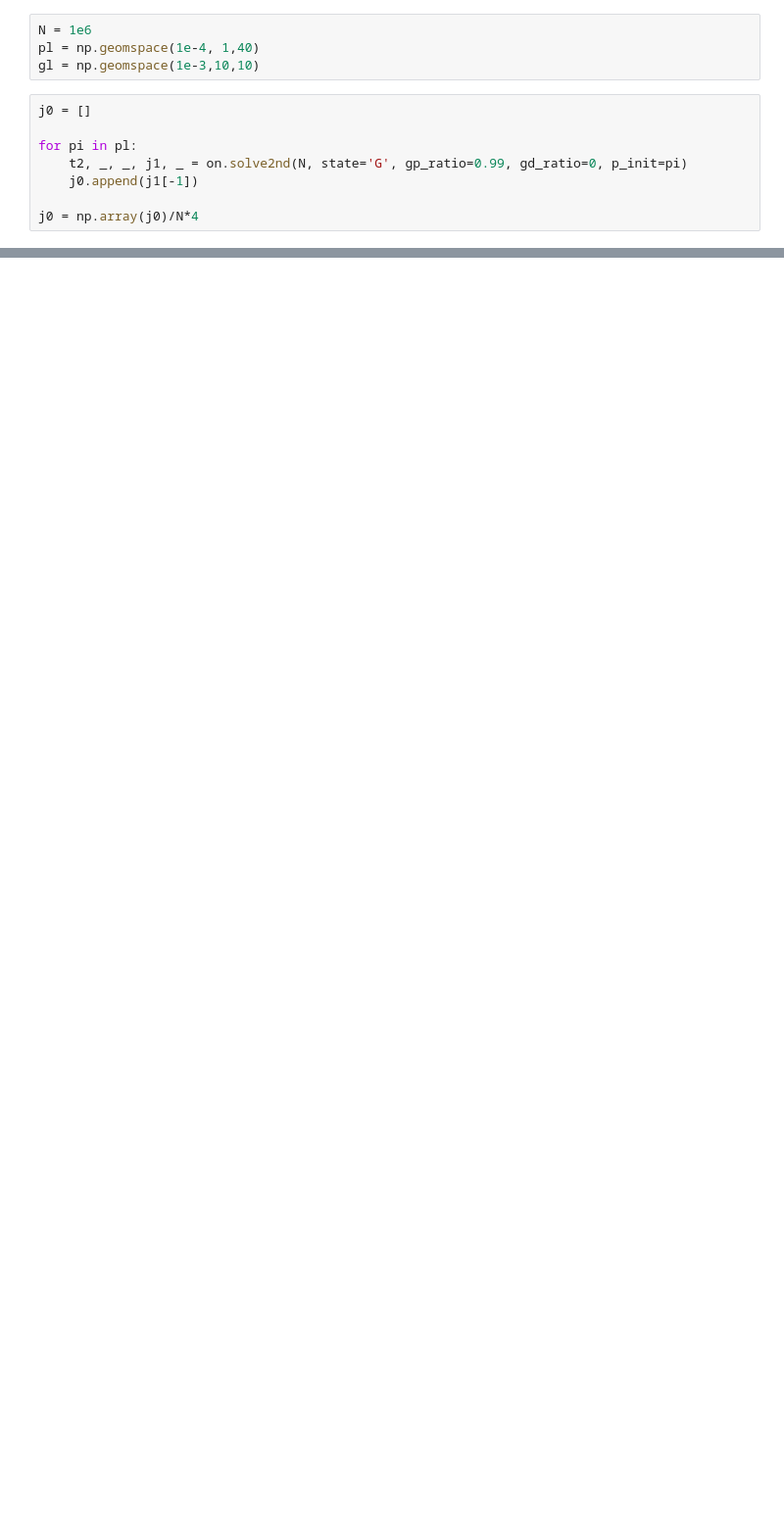
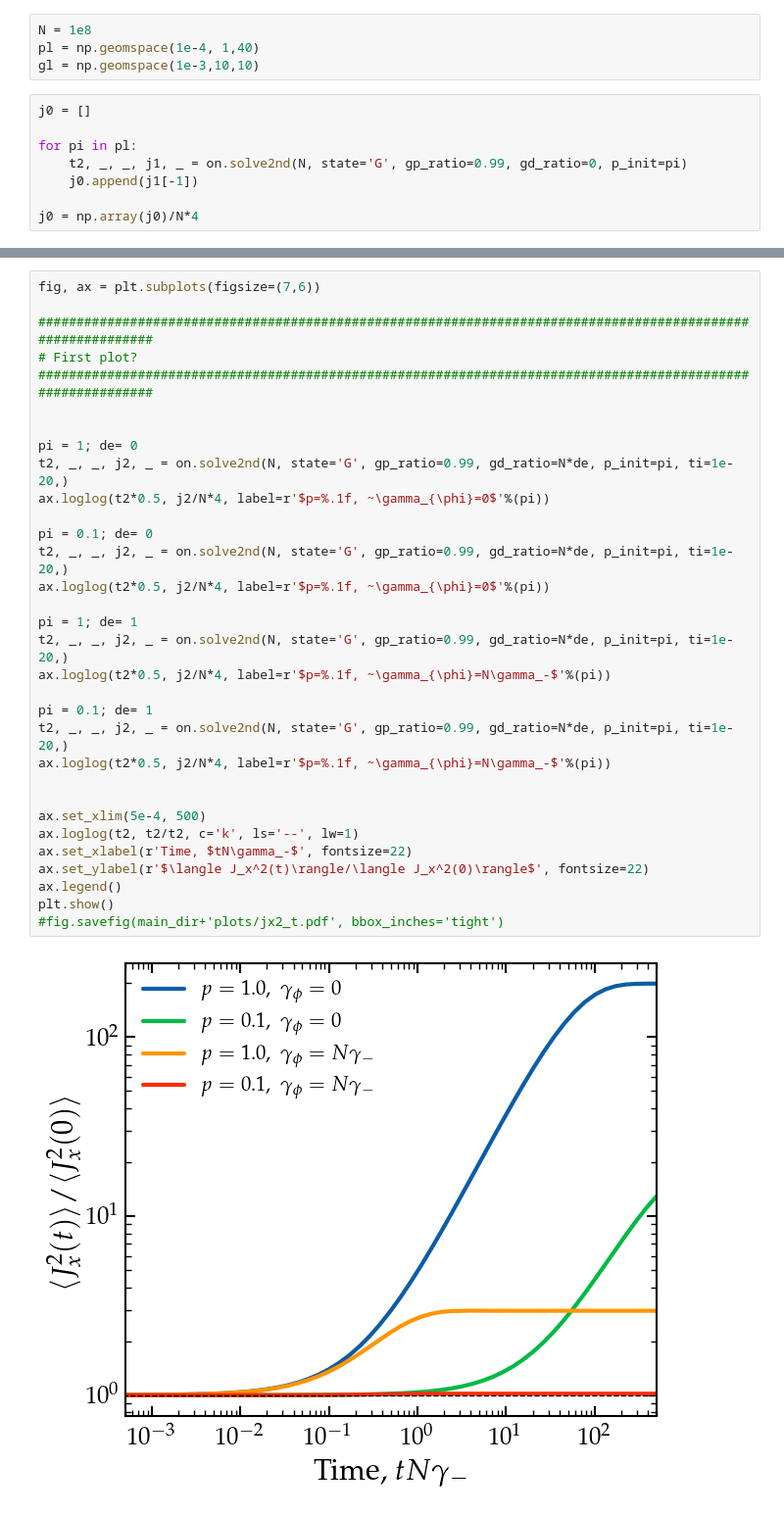
Before and after one commit to gpierobon/pyOpenNu, a Jupyter notebook: notebooks/Polarisation.ipynb, the cells around one changed output, grey strips where cells are left out. Shown at 98% size. Cells and saved outputs as stored; diff of their text form; blank space fills up the shorter version.

```diff
--- a/notebooks/Polarisation.ipynb
+++ b/notebooks/Polarisation.ipynb
@@ -19,5 +19,5 @@ cols = ['#0C5DA5', '#00B945', '#FF9500', '#FF2C00', '#845B97', '#474747', '#9e9e
 # %%
-N = 1e6
+N = 1e8
 pl = np.geomspace(1e-4, 1,40)
 gl = np.geomspace(1e-3,10,10)
 # %%
@@ -106,2 +106,36 @@ fig.savefig(main_dir+'plots/polarisation.pdf', bbox_inches='tight')
 # %% [output]
 [figure]
+# %%
+fig, ax = plt.subplots(figsize=(7,6))
+
+############################################################################################################
+# First plot?
+############################################################################################################
+
+
+pi = 1; de= 0
+t2, _, _, j2, _ = on.solve2nd(N, state='G', gp_ratio=0.99, gd_ratio=N*de, p_init=pi, ti=1e-20,)
+ax.loglog(t2*0.5, j2/N*4, label=r'$p=%.1f, ~\gamma_{\phi}=0$'%(pi))
+
+pi = 0.1; de= 0
+t2, _, _, j2, _ = on.solve2nd(N, state='G', gp_ratio=0.99, gd_ratio=N*de, p_init=pi, ti=1e-20,)
+ax.loglog(t2*0.5, j2/N*4, label=r'$p=%.1f, ~\gamma_{\phi}=0$'%(pi))
+
+pi = 1; de= 1
+t2, _, _, j2, _ = on.solve2nd(N, state='G', gp_ratio=0.99, gd_ratio=N*de, p_init=pi, ti=1e-20,)
+ax.loglog(t2*0.5, j2/N*4, label=r'$p=%.1f, ~\gamma_{\phi}=N\gamma_-$'%(pi))
+
+pi = 0.1; de= 1
+t2, _, _, j2, _ = on.solve2nd(N, state='G', gp_ratio=0.99, gd_ratio=N*de, p_init=pi, ti=1e-20,)
+ax.loglog(t2*0.5, j2/N*4, label=r'$p=%.1f, ~\gamma_{\phi}=N\gamma_-$'%(pi))
+
+
+ax.set_xlim(5e-4, 500)
+ax.loglog(t2, t2/t2, c='k', ls='--', lw=1)
+ax.set_xlabel(r'Time, $tN\gamma_-$', fontsize=22)
+ax.set_ylabel(r'$\langle J_x^2(t)\rangle/\langle J_x^2(0)\rangle$', fontsize=22)
+ax.legend()
+plt.show()
+#fig.savefig(main_dir+'plots/jx2_t.pdf', bbox_inches='tight')
+# %% [output]
+[figure, added]
```
Also changed, not shown: parts of 9 cells of this notebook, 3 other files.
